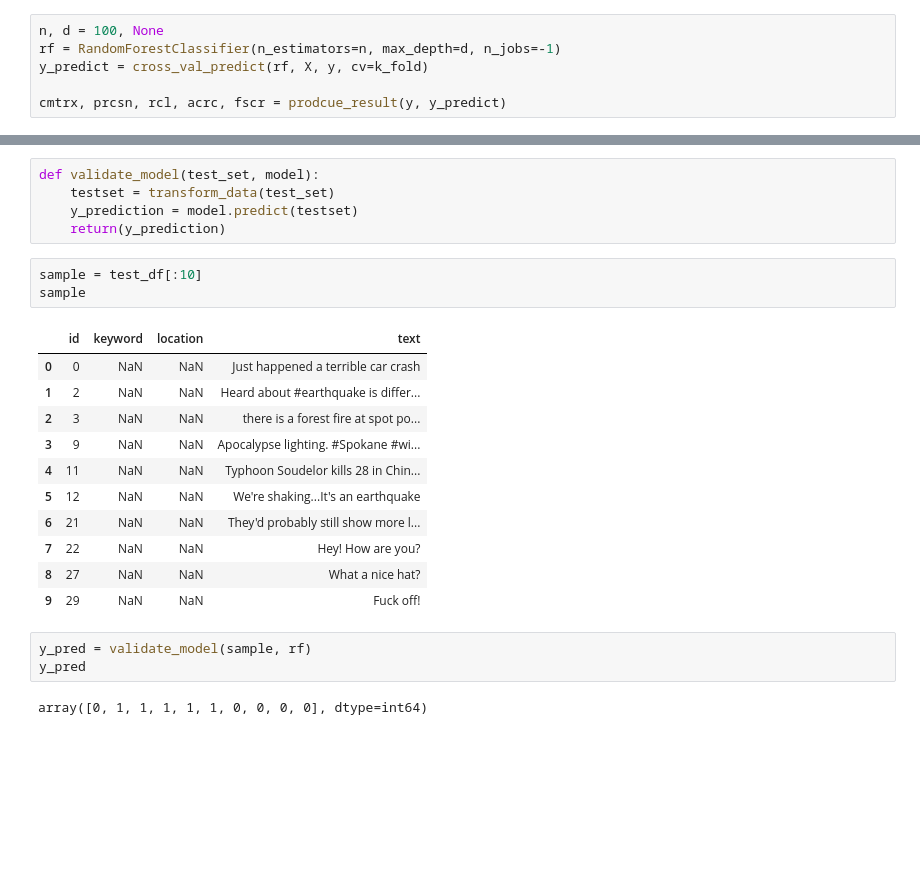
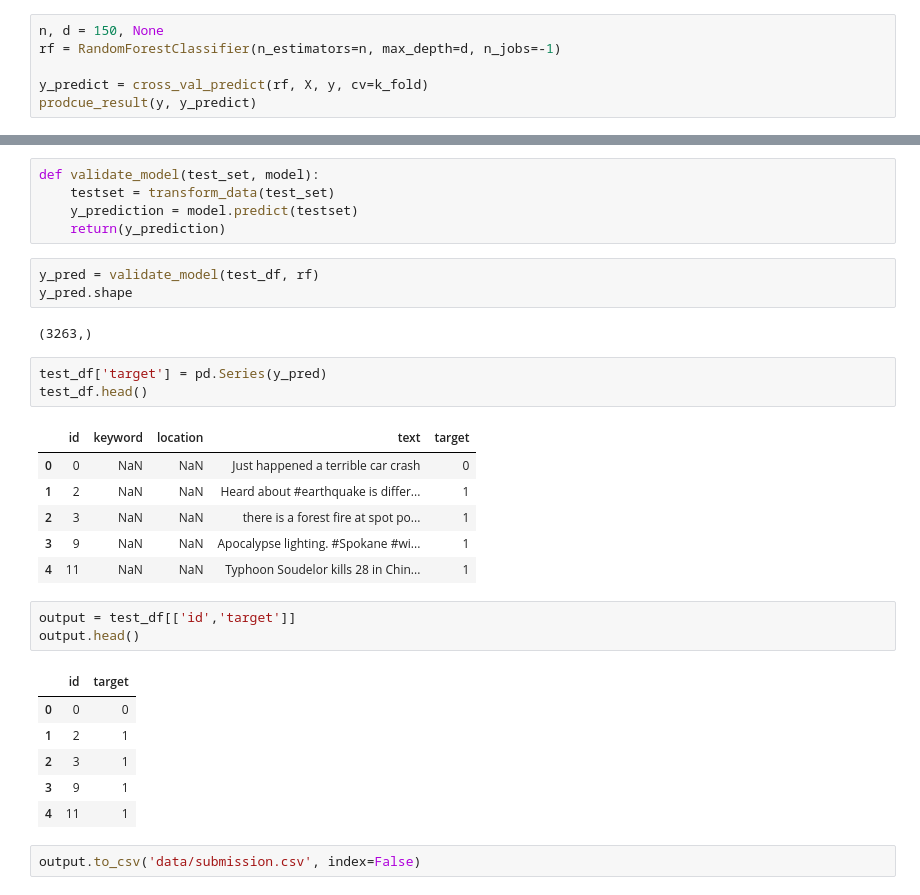
Before and after one commit to FJFard/NLP, a Jupyter notebook: Disaster Tweets/Real or Not Disaster Tweets.ipynb, the cells around one changed output, grey strips where cells are left out. Cells and saved outputs as stored; diff of their text form; blank space fills up the shorter version.

Commit message:
-updatet data validation (fscore = 0.77505 on Kaggle)

```diff
--- a/Disaster Tweets/Real or Not Disaster Tweets.ipynb
+++ b/Disaster Tweets/Real or Not Disaster Tweets.ipynb
@@ -436,10 +435,10 @@ def prodcue_result(label, label_pred):
 # %%
 from sklearn.ensemble import RandomForestClassifier
 # %%
-n, d = 100, None
+n, d = 150, None
 rf = RandomForestClassifier(n_estimators=n, max_depth=d, n_jobs=-1)
+
 y_predict = cross_val_predict(rf, X, y, cv=k_fold)
-
-cmtrx, prcsn, rcl, acrc, fscr = prodcue_result(y, y_predict)
+prodcue_result(y, y_predict)
 # %% [output]
 Confusion matrix:
@@ -547,23 +546,30 @@ def validate_model(test_set, model):
     testset = transform_data(test_set)
     y_prediction = model.predict(testset)
     return(y_prediction)
-# %%
-sample = test_df[:10]
-sample
-# %% [output]
-|  | id | keyword | location | text |
-| 0 | 0 | NaN | NaN | Just happened a terrible car crash |
-| 1 | 2 | NaN | NaN | Heard about #earthquake is differ... |
-| 2 | 3 | NaN | NaN | there is a forest fire at spot po... |
-| 3 | 9 | NaN | NaN | Apocalypse lighting. #Spokane #wi... |
-| 4 | 11 | NaN | NaN | Typhoon Soudelor kills 28 in Chin... |
-| 5 | 12 | NaN | NaN | We're shaking...It's an earthquake |
-| 6 | 21 | NaN | NaN | They'd probably still show more l... |
-| 7 | 22 | NaN | NaN | Hey! How are you? |
-| 8 | 27 | NaN | NaN | What a nice hat? |
-| 9 | 29 | NaN | NaN | Fuck off! |
 # %%
-y_pred = validate_model(sample, rf)
-y_pred
+y_pred = validate_model(test_df, rf)
+y_pred.shape
 # %% [output]
-array([0, 1, 1, 1, 1, 1, 0, 0, 0, 0], dtype=int64)
+(3263,)
+# %%
+test_df['target'] = pd.Series(y_pred)
+test_df.head()
+# %% [output]
+|  | id | keyword | location | text | target |
+| 0 | 0 | NaN | NaN | Just happened a terrible car crash | 0 |
+| 1 | 2 | NaN | NaN | Heard about #earthquake is differ... | 1 |
+| 2 | 3 | NaN | NaN | there is a forest fire at spot po... | 1 |
+| 3 | 9 | NaN | NaN | Apocalypse lighting. #Spokane #wi... | 1 |
+| 4 | 11 | NaN | NaN | Typhoon Soudelor kills 28 in Chin... | 1 |
+# %%
+output = test_df[['id','target']]
+output.head()
+# %% [output]
+|  | id | target |
+| 0 | 0 | 0 |
+| 1 | 2 | 1 |
+| 2 | 3 | 1 |
+| 3 | 9 | 1 |
+| 4 | 11 | 1 |
+# %%
+output.to_csv('data/submission.csv', index=False)
```
Also changed, not shown: parts of 8 cells of this notebook.
